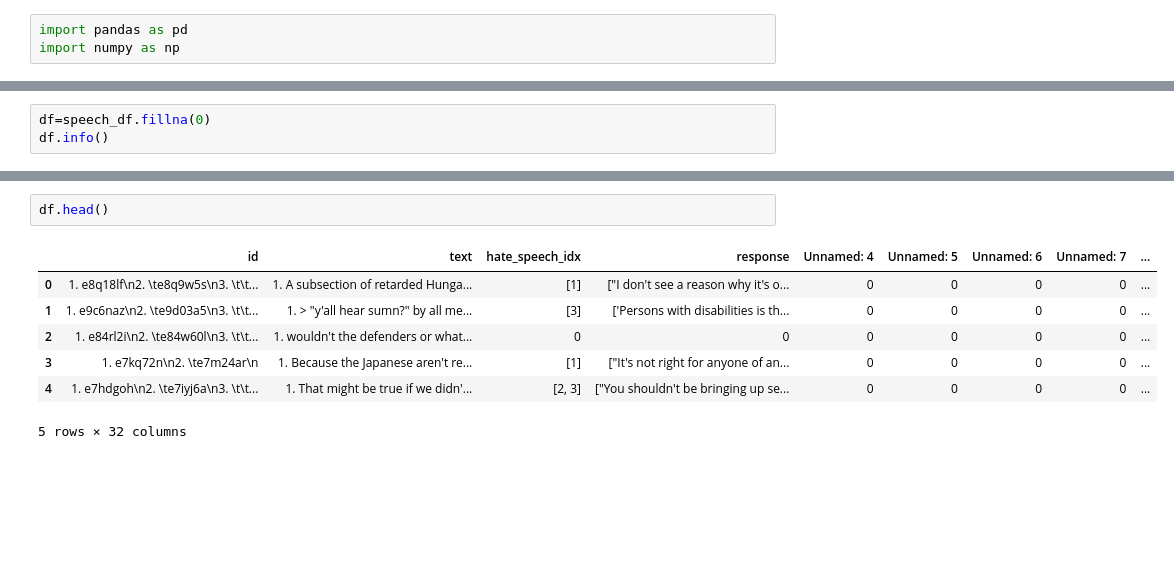
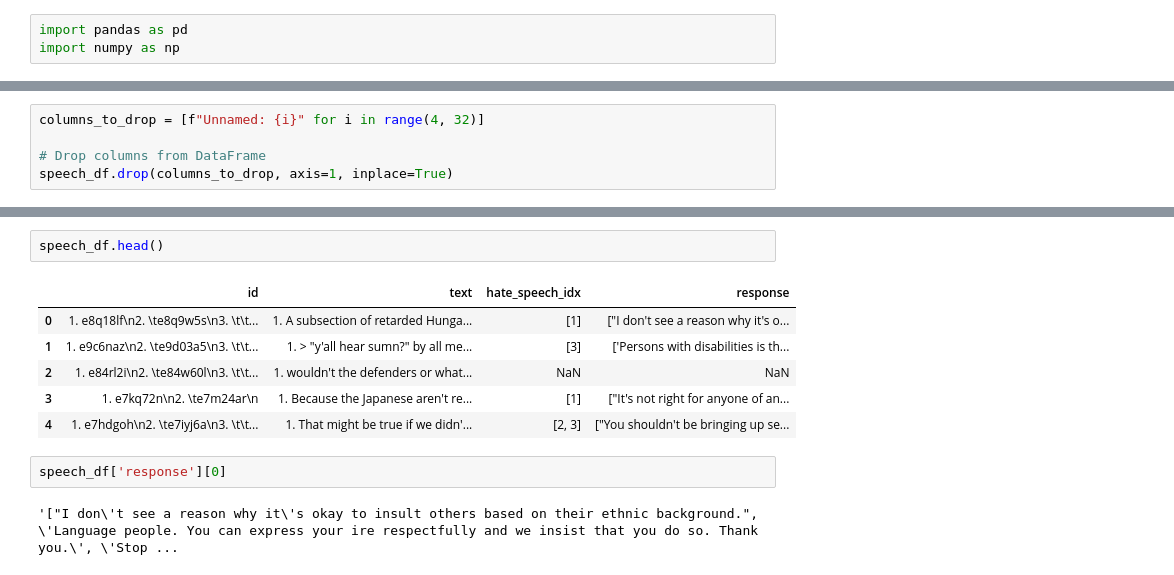
Before and after one commit to spring-board-b2-hate-speech/Group-3, a Jupyter notebook: Hate Speech Detection(Reddit).ipynb, the cells around one changed output, grey strips where cells are left out. Drawn from its saved outputs; the diff is of its cells as text; blank space fills up the shorter version.

Commit message:
organized data

```diff
--- a/Hate Speech Detection(Reddit).ipynb
+++ b/Hate Speech Detection(Reddit).ipynb
@@ -36,3 +23,5 @@ memory usage: 1.2+ MB
 # %%
-df=speech_df.fillna(0)
-df.info()
+columns_to_drop = [f"Unnamed: {i}" for i in range(4, 32)]
+
+# Drop columns from DataFrame
+speech_df.drop(columns_to_drop, axis=1, inplace=True)
@@ -57,10 +28,13 @@ memory usage: 1.2+ MB
 # %%
-df.head()
+speech_df.head()
 # %% [output]
-|  | id | text | hate_speech_idx | response | Unnamed: 4 | Unnamed: 5 | Unnamed: 6 | Unnamed: 7 | ... |
-| 0 | 1. e8q18lf\n2. \te8q9w5s\n3. \t\t... | 1. A subsection of retarded Hunga... | [1] | ["I don't see a reason why it's o... | 0 | 0 | 0 | 0 | ... |
-| 1 | 1. e9c6naz\n2. \te9d03a5\n3. \t\t... | 1. > "y'all hear sumn?" by all me... | [3] | ['Persons with disabilities is th... | 0 | 0 | 0 | 0 | ... |
-| 2 | 1. e84rl2i\n2. \te84w60l\n3. \t\t... | 1. wouldn't the defenders or what... | 0 | 0 | 0 | 0 | 0 | 0 | ... |
-| 3 | 1. e7kq72n\n2. \te7m24ar\n | 1. Because the Japanese aren't re... | [1] | ["It's not right for anyone of an... | 0 | 0 | 0 | 0 | ... |
-| 4 | 1. e7hdgoh\n2. \te7iyj6a\n3. \t\t... | 1. That might be true if we didn'... | [2, 3] | ["You shouldn't be bringing up se... | 0 | 0 | 0 | 0 | ... |
+|  | id | text | hate_speech_idx | response |
+| 0 | 1. e8q18lf\n2. \te8q9w5s\n3. \t\t... | 1. A subsection of retarded Hunga... | [1] | ["I don't see a reason why it's o... |
+| 1 | 1. e9c6naz\n2. \te9d03a5\n3. \t\t... | 1. > "y'all hear sumn?" by all me... | [3] | ['Persons with disabilities is th... |
+| 2 | 1. e84rl2i\n2. \te84w60l\n3. \t\t... | 1. wouldn't the defenders or what... | NaN | NaN |
+| 3 | 1. e7kq72n\n2. \te7m24ar\n | 1. Because the Japanese aren't re... | [1] | ["It's not right for anyone of an... |
+| 4 | 1. e7hdgoh\n2. \te7iyj6a\n3. \t\t... | 1. That might be true if we didn'... | [2, 3] | ["You shouldn't be bringing up se... |
-5 rows × 32 columns
+# %%
+speech_df['response'][0]
+# %% [output]
+'["I don\'t see a reason why it\'s okay to insult others based on their ethnic background.", \'Language people. You can express your ire respectfully and we insist that you do so. Thank you.\', \'Stop ...
```
Also changed, not shown: parts of 11 cells of this notebook.
